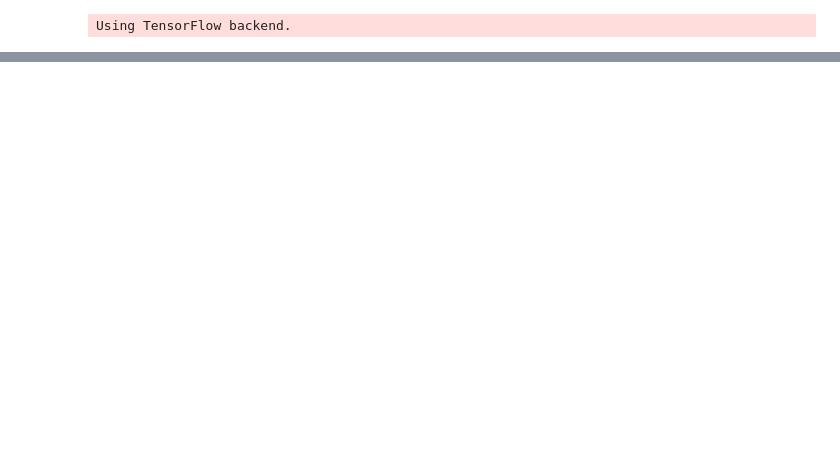
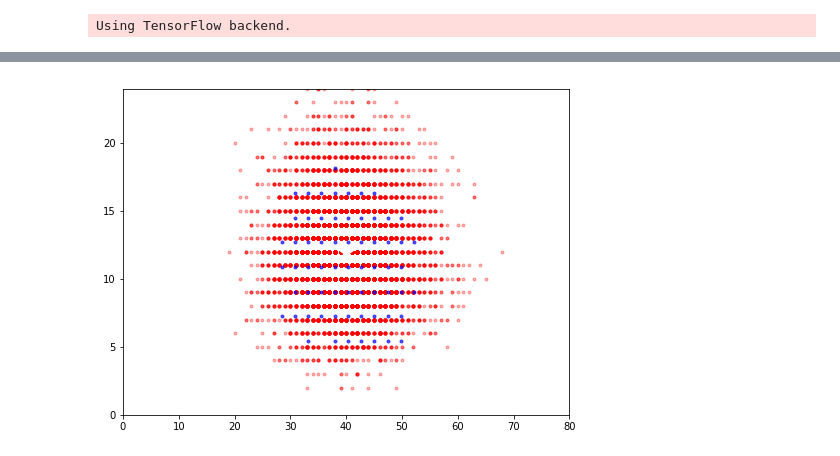
Before and after one commit to jfcrenshaw/halo, a Jupyter notebook: unfold_neural_network.ipynb, the cells around one changed output, grey strips where cells are left out. Drawn from its saved outputs; the diff is of its cells as text; code cells hidden in the pictures; blank space fills up the shorter version.

```diff
--- a/unfold_neural_network.ipynb
+++ b/unfold_neural_network.ipynb
@@ -145 +172,19 @@ Standardize the data. Many training algorithms behave poorly if the data isn't (
+# %%
+truth_set = []
+obs_set   = []
+
+# add truths,observations to arrays
+for i in range(len(oneNtruth_set_scaled)):
+
+    oneNtruth = oneNtruth_set_scaled[i]
+    twoNtruth = twoNtruth_set_scaled[i]
+    oneNobs   = oneNobs_set_scaled[i]
+    twoNobs   = twoNobs_set_scaled[i]
+
+    truth = scatter_to_hist(oneNtruth,twoNtruth)
+    obs   = scatter_to_hist(oneNobs,twoNobs)
+
+    # add arrays to set
+    truth_set.append(truth)
+    obs_set.append(obs)
 # %%
@@ -239,0 +316,6 @@ pylab.savefig("for_pres.png")
+# %%
+x_unfolded_2, y_unfolded_2 = unfold(TruthValues[1][0],TruthValues[1][1])
+save = [x_unfolded_2, y_unfolded_2]
+np.save('./unfolded_data/halo1_5kpc_40v12_unfolded_NN.npy',save)
+# %% [output]
+[figure, added]
```
Also changed, not shown: parts of 31 cells of this notebook, 3 other files.
